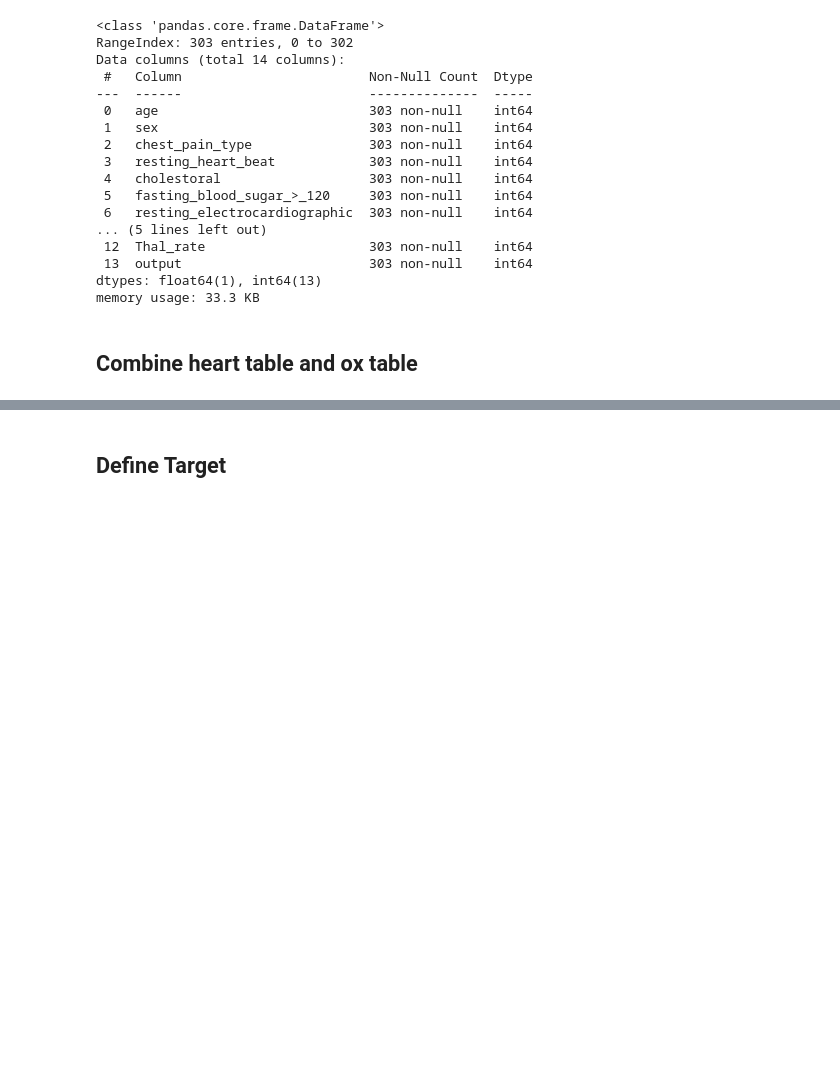
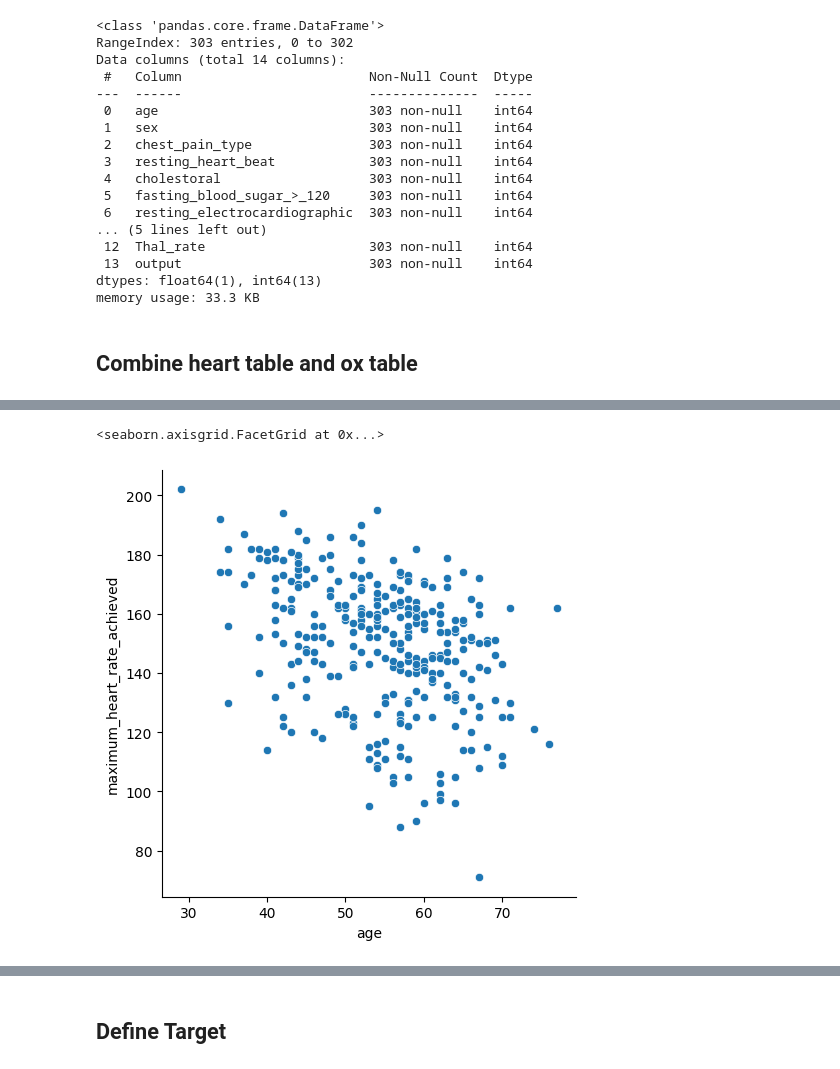
Before and after one commit to jdwatson08/Heart-Disease-Model, a Jupyter notebook: Heart_project.ipynb, the cells around one changed output, grey strips where cells are left out. Saved outputs shown, nothing was run; the diff lists cells and outputs as text; code cells hidden in the pictures; blank space fills up the shorter version.

```diff
--- a/Heart_project.ipynb
+++ b/Heart_project.ipynb
@@ -103,0 +121,5 @@ sns.pairplot(heart)
+# %%
+sns.relplot(new_heart, x = 'age', y = 'maximum_heart_rate_achieved')
+# %% [output]
+<seaborn.axisgrid.FacetGrid at 0x...>
+[figure, added]
```
Also changed, not shown: parts of 24 cells of this notebook.
